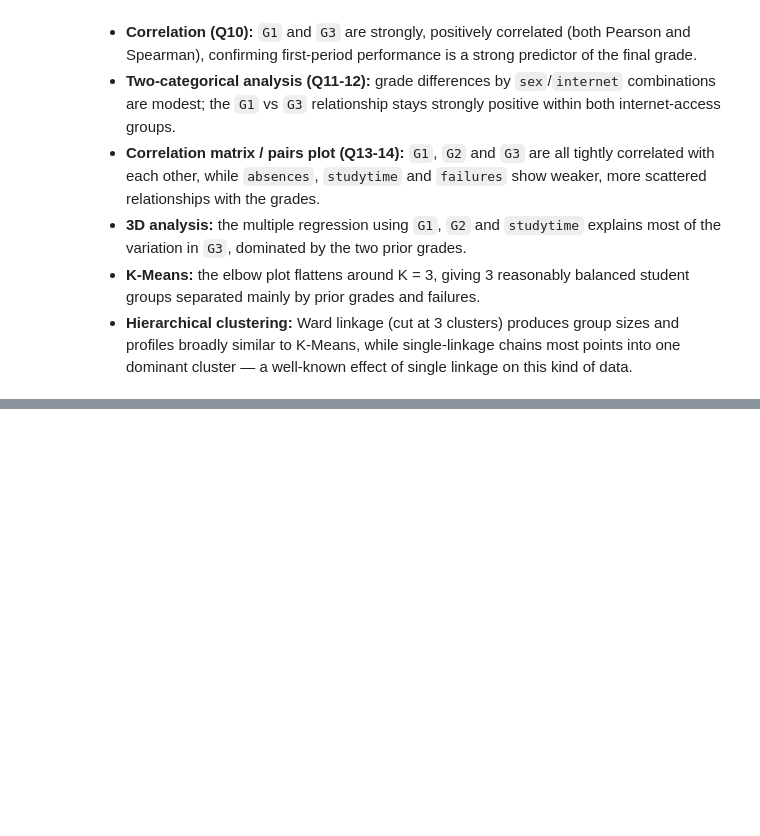
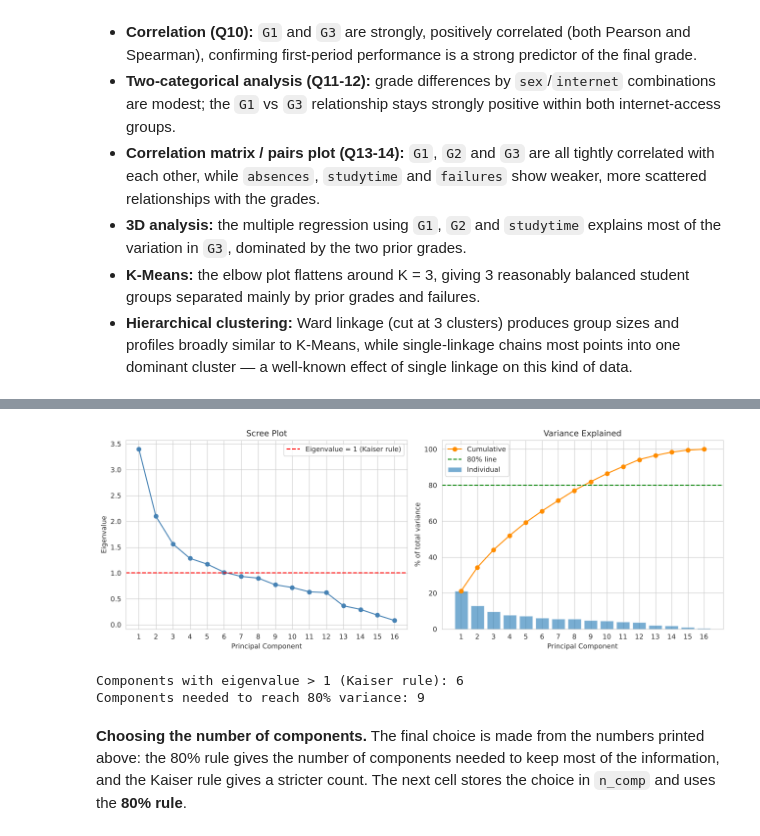
Before and after one commit to amoghsharma6996/AmoghKumarSharma23BDS0063, a Jupyter notebook: EDA_Phase1_Amogh.ipynb, the cells around one changed output, grey strips where cells are left out. Cells and saved outputs as stored; diff of their text form; code cells hidden in the pictures; blank space fills up the shorter version.

```diff
--- a/EDA_Phase1_Amogh.ipynb
+++ b/EDA_Phase1_Amogh.ipynb
@@ -1056,0 +1107,12 @@ comparison
+# %%
+pca_full = PCA(n_components=len(num_features), random_state=42)
+pc_scores_full = pca_full.fit_transform(X_std)
+
+pc_names = [f"PC{i}" for i in range(1, len(num_features) + 1)]
+variance_table = pd.DataFrame({
+    'Eigenvalue': pca_full.explained_variance_,
+    'Variance_Explained_%': pca_full.explained_variance_ratio_ * 100,
+    'Cumulative_Variance_%': np.cumsum(pca_full.explained_variance_ratio_) * 100
+}, index=pc_names)
+
+variance_table.round(3)
@@ -1056,0 +1143,38 @@ comparison
+# %%
+fig, axes = plt.subplots(1, 2, figsize=(13, 4.8))
+
+# Scree plot
+axes[0].plot(range(1, 17), pca_full.explained_variance_, marker='o', color='steelblue')
+axes[0].axhline(1, color='red', linestyle='--', label='Eigenvalue = 1 (Kaiser rule)')
+axes[0].set_title("Scree Plot")
+axes[0].set_xlabel("Principal Component")
+axes[0].set_ylabel("Eigenvalue")
+axes[0].set_xticks(range(1, 17))
+axes[0].legend()
+
+# Cumulative variance plot
+cum_var = np.cumsum(pca_full.explained_variance_ratio_) * 100
+axes[1].bar(range(1, 17), pca_full.explained_variance_ratio_ * 100, alpha=0.6, label='Individual')
+axes[1].plot(range(1, 17), cum_var, marker='o', color='darkorange', label='Cumulative')
+axes[1].axhline(80, color='green', linestyle='--', label='80% line')
+axes[1].set_title("Variance Explained")
+axes[1].set_xlabel("Principal Component")
+axes[1].set_ylabel("% of total variance")
+axes[1].set_xticks(range(1, 17))
+axes[1].legend()
+
+plt.tight_layout()
+plt.show()
+
+n_kaiser = int((pca_full.explained_variance_ > 1).sum())
+n_80 = int(np.argmax(cum_var >= 80) + 1)
+print(f"Components with eigenvalue > 1 (Kaiser rule): {n_kaiser}")
+print(f"Components needed to reach 80% variance: {n_80}")
+# %% [output]
+[figure, added]
+Components with eigenvalue > 1 (Kaiser rule): 6
+Components needed to reach 80% variance: 9
+# %% [markdown]
+**Choosing the number of components.** The final choice is made from the numbers printed above:
+the 80% rule gives the number of components needed to keep most of the information, and the Kaiser
+rule gives a stricter count. The next cell stores the choice in `n_comp` and uses the **80% rule**.
```
Also changed, not shown: parts of 21 cells of this notebook.
